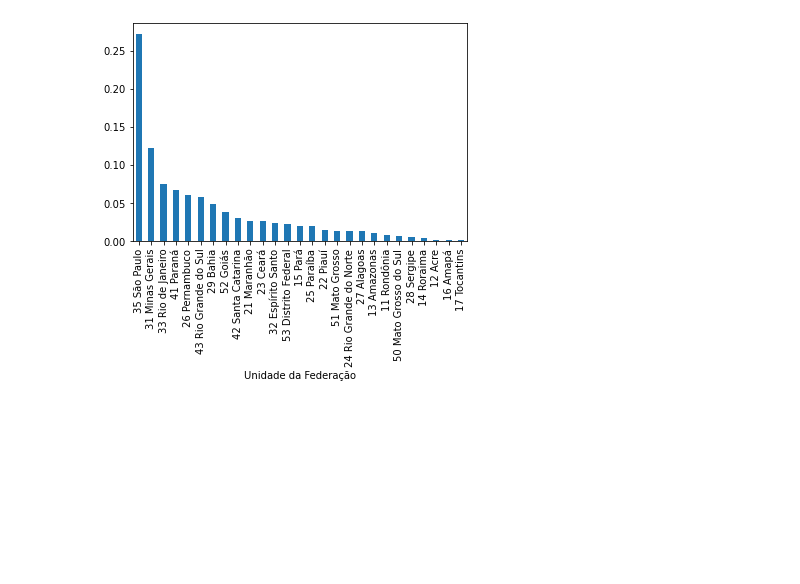
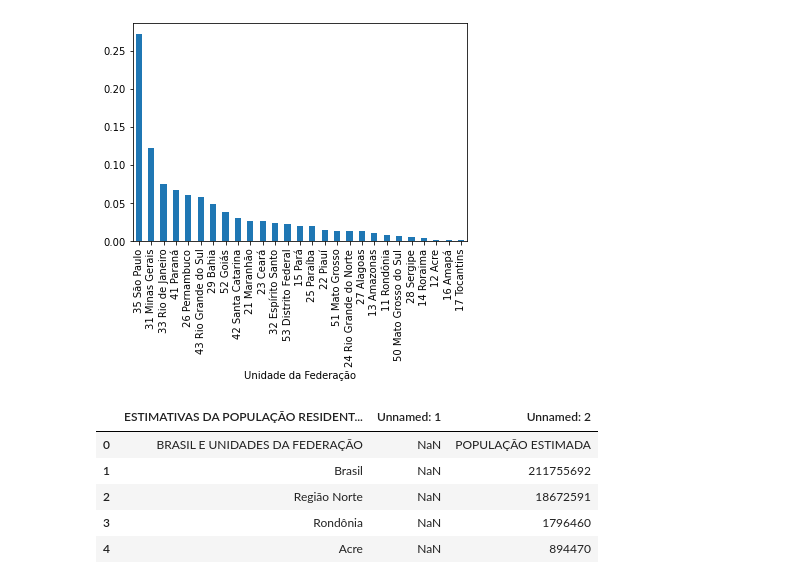
Before and after one commit to iplusl/Bootcamp_Data_Science, a Jupyter notebook: Modulo2/notebooks/Modulo2.ipynb, the cells around one changed output. Saved outputs shown, nothing was run; the diff lists cells and outputs as text; code cells hidden in the pictures; blank space fills up the shorter version.

```diff
--- a/Modulo2/notebooks/Modulo2.ipynb
+++ b/Modulo2/notebooks/Modulo2.ipynb
@@ -581,3 +581,13 @@ gastos_proporcionais.plot(kind='bar')
 # %% [output]
 <AxesSubplot:xlabel='Unidade da Federação'>
 [figure]
+# %%
+ibge_estimativa = pd.read_excel("https://github.com/iplusl/Bootcamp_Data_Science/raw/main/Modulo2/dados/estimativa_dou_2020.xls")
+ibge_estimativa.head()
+# %% [output]
+|  | ESTIMATIVAS DA POPULAÇÃO RESIDENT... | Unnamed: 1 | Unnamed: 2 |
+| 0 | BRASIL E UNIDADES DA FEDERAÇÃO | NaN | POPULAÇÃO ESTIMADA |
+| 1 | Brasil | NaN | 211755692 |
+| 2 | Região Norte | NaN | 18672591 |
+| 3 | Rondônia | NaN | 1796460 |
+| 4 | Acre | NaN | 894470 |
```
Also changed, not shown: parts of 11 cells of this notebook, 1 other file.
